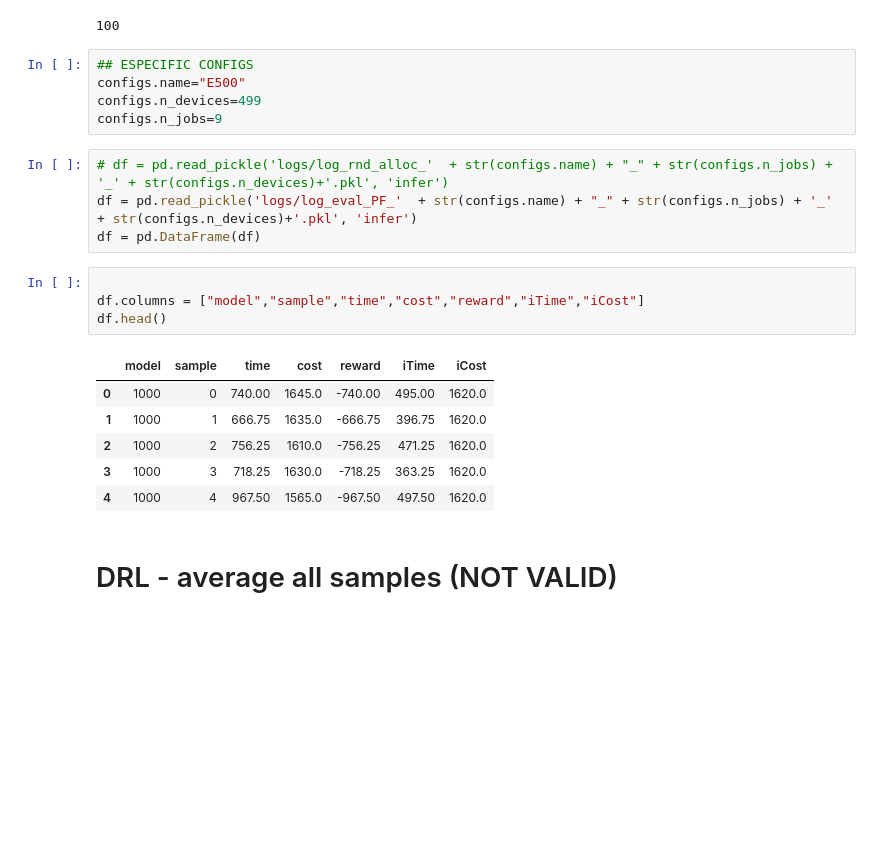
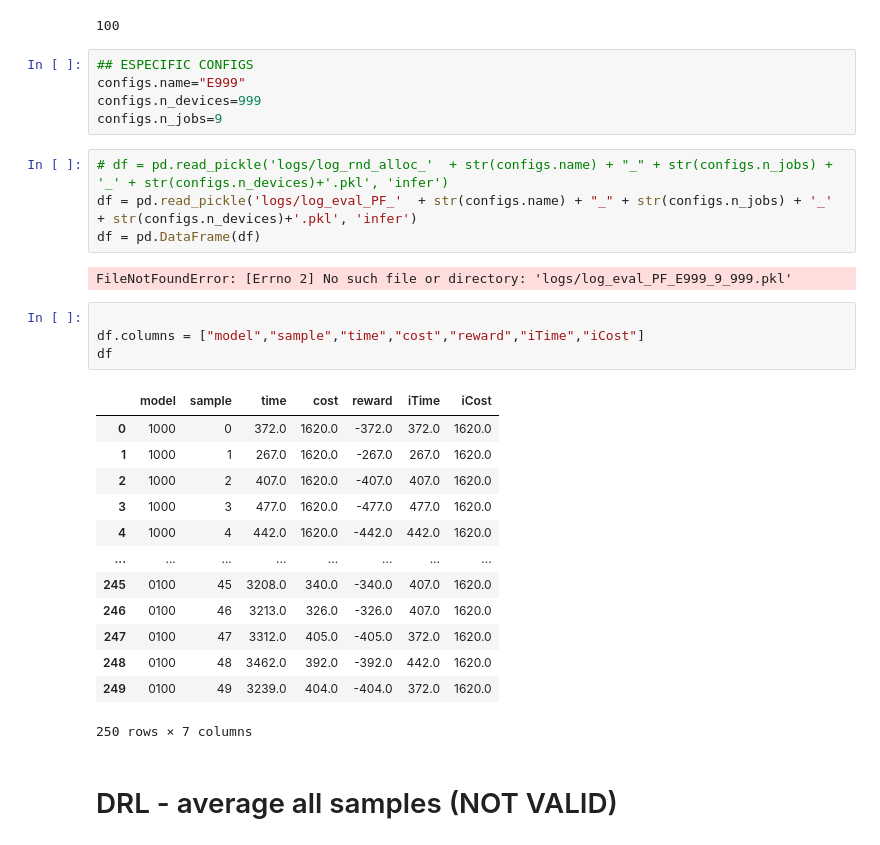
Before and after one commit to acsicuib/DRL-AC-Allocation, a Jupyter notebook: notebook_plot_PF.ipynb, the cells around one changed output. Cells and saved outputs as stored; diff of their text form; blank space fills up the shorter version.

```diff
--- a/notebook_plot_PF.ipynb
+++ b/notebook_plot_PF.ipynb
@@ -20,24 +20,33 @@ configs.et_normalize_coef_cost
 100
 # %%
 ## ESPECIFIC CONFIGS
-configs.name="E500"
-configs.n_devices=499
+configs.name="E999"
+configs.n_devices=999
 configs.n_jobs=9
 # %%
 # df = pd.read_pickle('logs/log_rnd_alloc_'  + str(configs.name) + "_" + str(configs.n_jobs) + '_' + str(configs.n_devices)+'.pkl', 'infer')
 df = pd.read_pickle('logs/log_eval_PF_'  + str(configs.name) + "_" + str(configs.n_jobs) + '_' + str(configs.n_devices)+'.pkl', 'infer')
 df = pd.DataFrame(df)
+# %% [output]
+FileNotFoundError: [Errno 2] No such file or directory: 'logs/log_eval_PF_E999_9_999.pkl'
 # %%
 
 df.columns = ["model","sample","time","cost","reward","iTime","iCost"]
-df.head()
+df
 # %% [output]
 |  | model | sample | time | cost | reward | iTime | iCost |
-| 0 | 1000 | 0 | 740.00 | 1645.0 | -740.00 | 495.00 | 1620.0 |
-| 1 | 1000 | 1 | 666.75 | 1635.0 | -666.75 | 396.75 | 1620.0 |
-| 2 | 1000 | 2 | 756.25 | 1610.0 | -756.25 | 471.25 | 1620.0 |
-| 3 | 1000 | 3 | 718.25 | 1630.0 | -718.25 | 363.25 | 1620.0 |
-| 4 | 1000 | 4 | 967.50 | 1565.0 | -967.50 | 497.50 | 1620.0 |
+| 0 | 1000 | 0 | 372.0 | 1620.0 | -372.0 | 372.0 | 1620.0 |
+| 1 | 1000 | 1 | 267.0 | 1620.0 | -267.0 | 267.0 | 1620.0 |
+| 2 | 1000 | 2 | 407.0 | 1620.0 | -407.0 | 407.0 | 1620.0 |
+| 3 | 1000 | 3 | 477.0 | 1620.0 | -477.0 | 477.0 | 1620.0 |
+| 4 | 1000 | 4 | 442.0 | 1620.0 | -442.0 | 442.0 | 1620.0 |
+| ... | ... | ... | ... | ... | ... | ... | ... |
+| 245 | 0100 | 45 | 3208.0 | 340.0 | -340.0 | 407.0 | 1620.0 |
+| 246 | 0100 | 46 | 3213.0 | 326.0 | -326.0 | 407.0 | 1620.0 |
+| 247 | 0100 | 47 | 3312.0 | 405.0 | -405.0 | 372.0 | 1620.0 |
+| 248 | 0100 | 48 | 3462.0 | 392.0 | -392.0 | 442.0 | 1620.0 |
+| 249 | 0100 | 49 | 3239.0 | 404.0 | -404.0 | 372.0 | 1620.0 |
+250 rows × 7 columns
 # %% [markdown]
 # DRL - average all samples (NOT VALID)
 # %%
```
Also changed, not shown: parts of 14 cells of this notebook, 5 other files.
